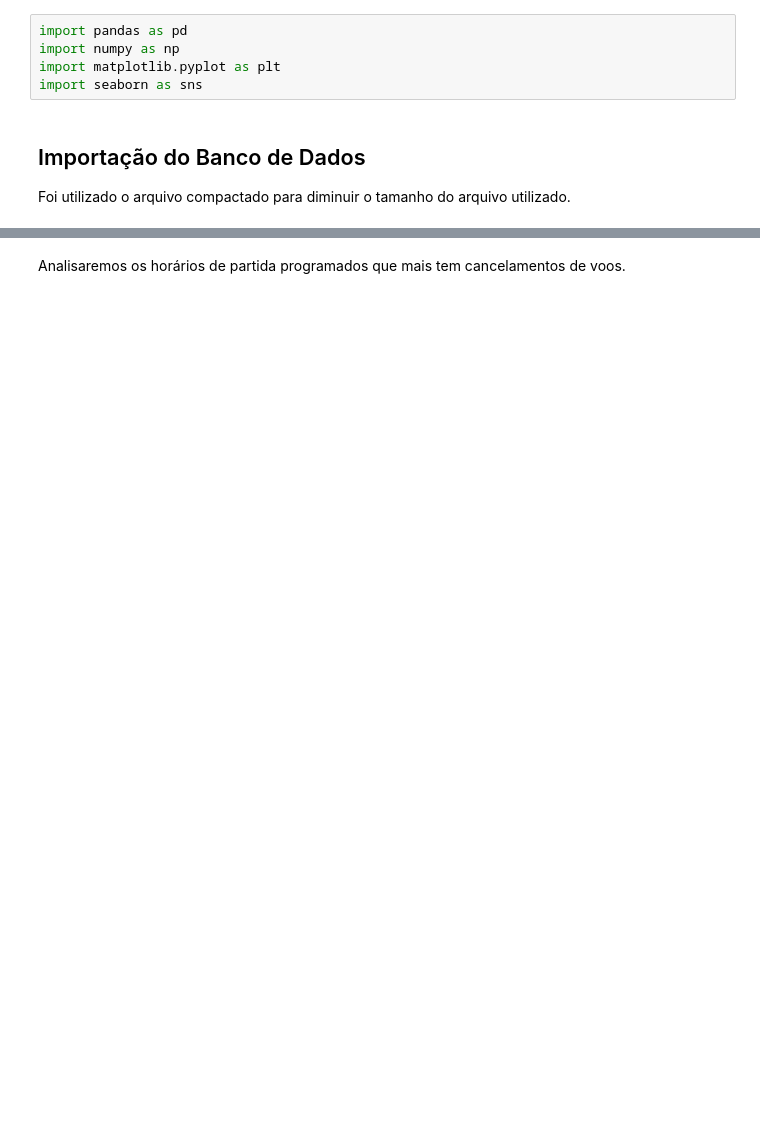
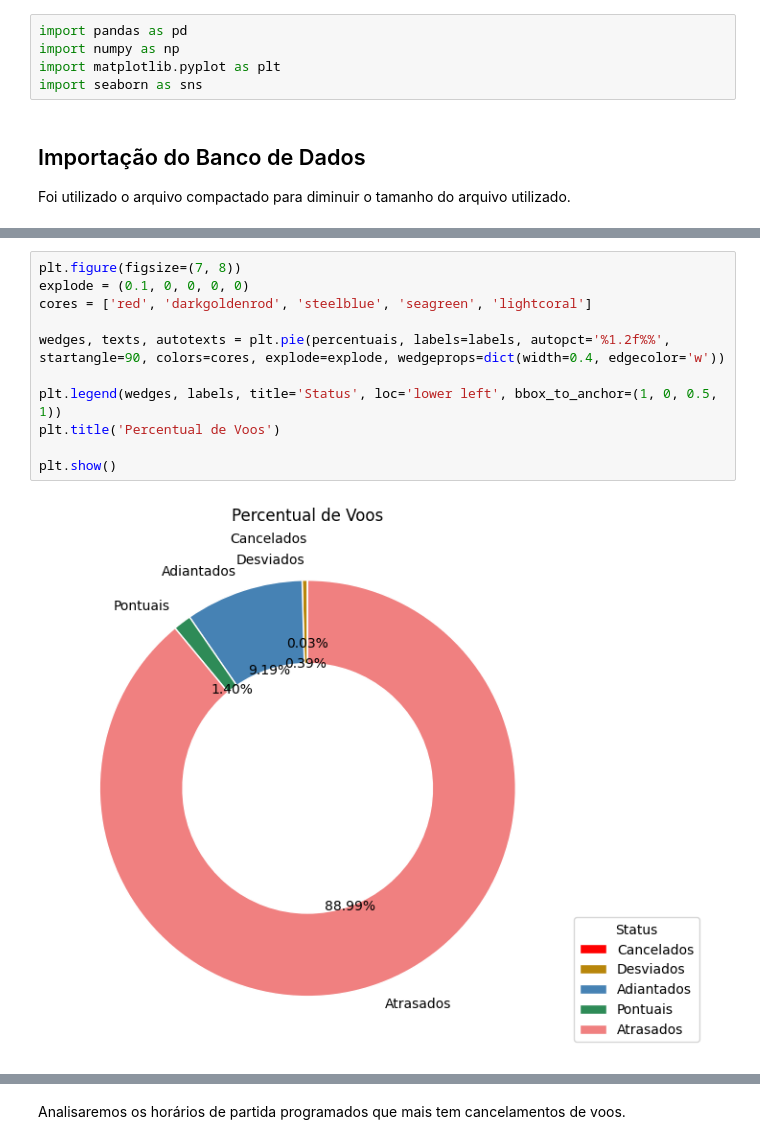
Before and after one commit to lolaquiino/Projeto_Estat-stica, a Jupyter notebook: Projeto.ipynb, the cells around one changed output, grey strips where cells are left out. Saved outputs shown, nothing was run; the diff lists cells and outputs as text; blank space fills up the shorter version.

```diff
--- a/Projeto.ipynb
+++ b/Projeto.ipynb
@@ -267,0 +304,13 @@ Segunda tem o menor percentual de voos cancelados e terça o maior.
+# %%
+plt.figure(figsize=(7, 8))
+explode = (0.1, 0, 0, 0, 0)
+cores = ['red', 'darkgoldenrod', 'steelblue', 'seagreen', 'lightcoral']
+
+wedges, texts, autotexts = plt.pie(percentuais, labels=labels, autopct='%1.2f%%', startangle=90, colors=cores, explode=explode, wedgeprops=dict(width=0.4, edgecolor='w'))
+
+plt.legend(wedges, labels, title='Status', loc='lower left', bbox_to_anchor=(1, 0, 0.5, 1))
+plt.title('Percentual de Voos')
+
+plt.show()
+# %% [output]
+[figure, added]
```
Also changed, not shown: parts of 107 cells of this notebook, 2 other files.
